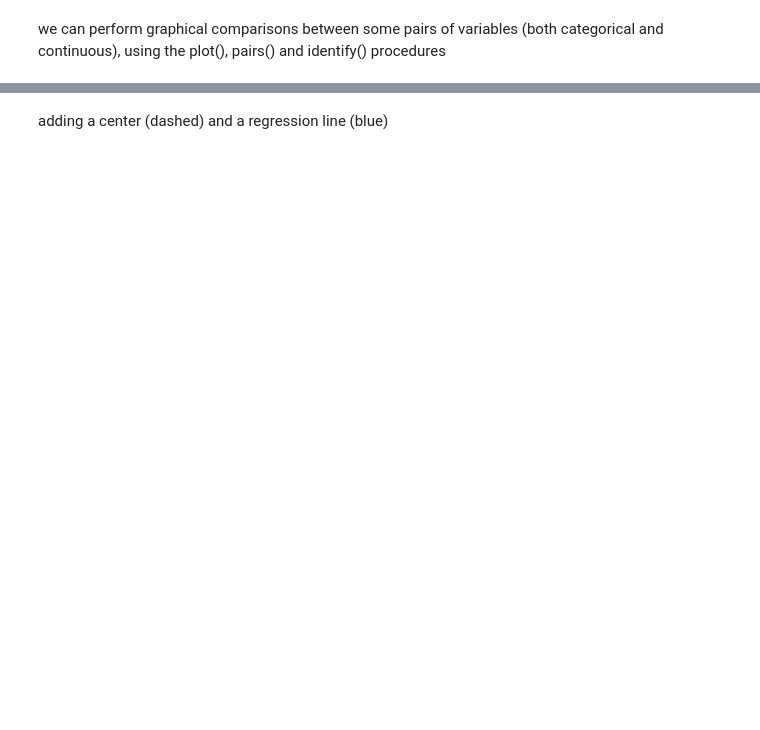
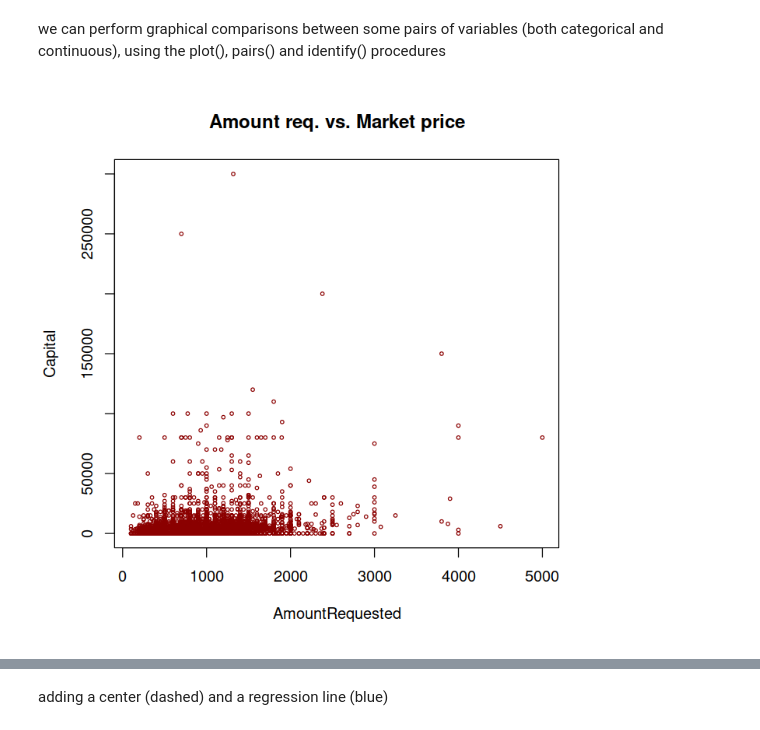
Before and after one commit to jordibosch20/APA-Notebooks, a Jupyter notebook: APA R/APA-L0.ipynb, the cells around one changed output, grey strips where cells are left out. Cells and saved outputs as stored; diff of their text form; code cells hidden in the pictures; blank space fills up the shorter version.

```diff
--- a/APA R/APA-L0.ipynb
+++ b/APA R/APA-L0.ipynb
@@ -363,8 +605,9 @@ barplot(TypeOfJob.Age.rel, beside = TRUE)                            # grouped b
 # %% [markdown]
  we can perform graphical comparisons between some pairs of variables (both categorical and continuous), using the plot(),  pairs() and identify() procedures
 # %%
-par(mfrow=c(1,2))
 plot (AmountRequested, Capital, main = "Amount req. vs. Market price",
       cex = .5, col = "dark red")
+# %% [output]
+[figure, added]
 # %%
 plot (log10(AmountRequested), log10(Capital+1), main = "Amount req. vs. Market price (better)", cex = .5, col = "dark red")
```
Also changed, not shown: parts of 56 cells of this notebook, 1 other file.
